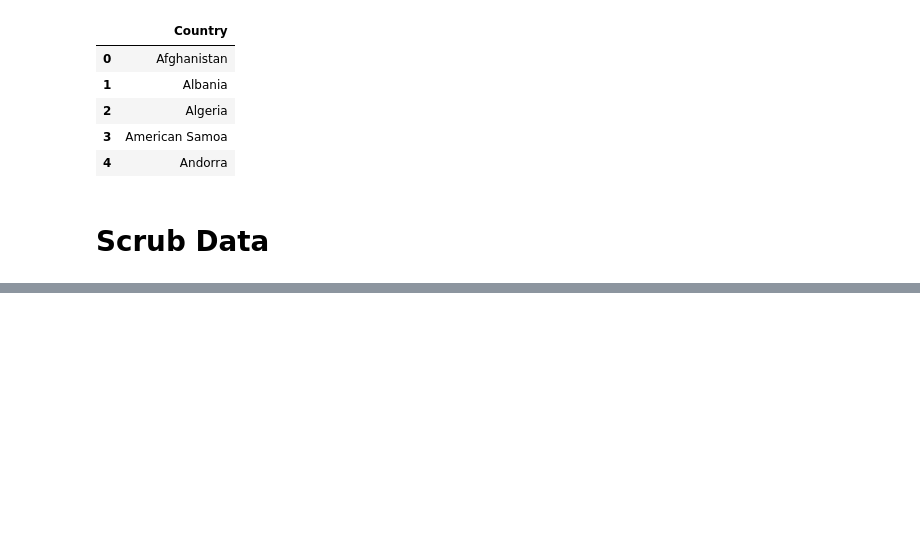
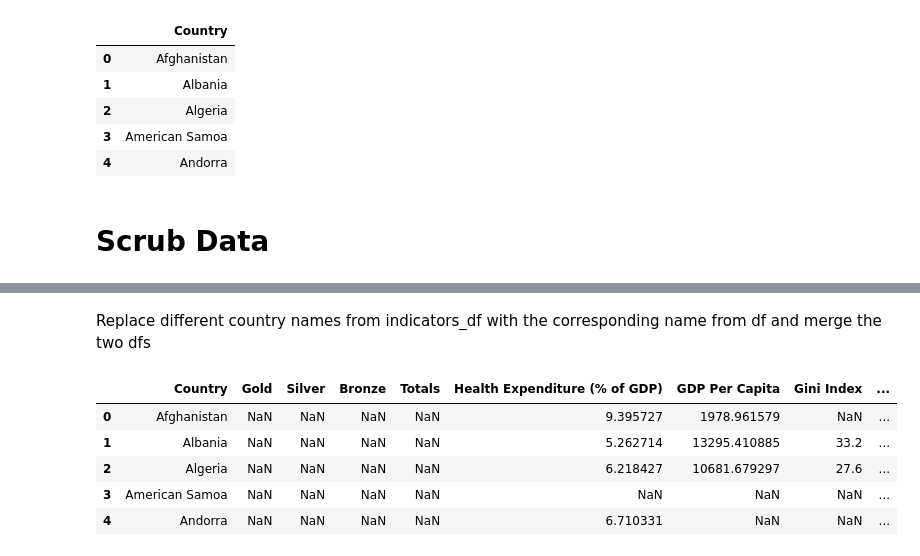
Before and after one commit to blantj/olympic_medal_classification, a Jupyter notebook: Modeling.ipynb, the cells around one changed output, grey strips where cells are left out. Saved outputs shown, nothing was run; the diff lists cells and outputs as text; code cells hidden in the pictures; blank space fills up the shorter version.

Commit message:
Continue scrubbing data

```diff
--- a/Modeling.ipynb
+++ b/Modeling.ipynb
@@ -35,6 +42,7 @@ indicators_df.head()
 Read csv file with list of olympic countries into Pandas
 # %%
 countries_df = pd.read_csv('Data/olympic_countries.csv')
+countries_df['Country'] = countries_df['Country'].apply(lambda x: x.strip())
 countries_df.head()
 # %% [output]
 |  | Country |
@@ -129,0 +66,11 @@ df.head(50)
+# %%
+countries_replace_dict = {'United States': 'United States of America', 'China': "People's Republic of China",
+                          'Russian Olympic Committee': 'ROC*', 'South Korea': 'Republic of Korea', 'Iran':
+                          'Islamic Republic of Iran', 'Hong Kong': 'Hong Kong, China',
+                          'Ivory Coast' : "Côte d'Ivoire", 'Syria' : 'Syrian Arab Republic',
+                          'Moldova' : 'Republic of Moldova'}
+medals_df['Olympic Country'] = medals_df['Olympic Country'].replace(countries_replace_dict)
+df = pd.merge(countries_df, medals_df, left_on='Country', right_on='Olympic Country', how='left')
+df.drop(columns='Olympic Country', inplace=True)
+print(df.shape)
+df.head()
@@ -129,0 +103,20 @@ df.head(50)
+# %% [markdown]
+Replace different country names from indicators_df with the corresponding name from df and merge the two dfs
+# %%
+indicator_replacements_df = pd.read_excel('Data/indicator_countries.xlsx')
+indicator_countries = list(indicator_replacements_df['Indicator Country'].values)
+indicator_replacements = list(indicator_replacements_df['Country'].values)
+indicators_replace_dict = {}
+for key, value in zip(indicator_countries, indicator_replacements):
+    indicators_replace_dict[key] = value
+indicators_df['Indicator Country'] = indicators_df['Indicator Country'].replace(indicators_replace_dict)
+df = pd.merge(df, indicators_df, left_on='Country', right_on='Indicator Country', how='inner')
+df.drop(columns=['Indicator Country'], inplace=True)
+df.head()
+# %% [output]
+|  | Country | Gold | Silver | Bronze | Totals | Health Expenditure (% of GDP) | GDP Per Capita | Gini Index | ... |
+| 0 | Afghanistan | NaN | NaN | NaN | NaN | 9.395727 | 1978.961579 | NaN | ... |
+| 1 | Albania | NaN | NaN | NaN | NaN | 5.262714 | 13295.410885 | 33.2 | ... |
+| 2 | Algeria | NaN | NaN | NaN | NaN | 6.218427 | 10681.679297 | 27.6 | ... |
+| 3 | American Samoa | NaN | NaN | NaN | NaN | NaN | NaN | NaN | ... |
+| 4 | Andorra | NaN | NaN | NaN | NaN | 6.710331 | NaN | NaN | ... |
```
Also changed, not shown: parts of 22 cells of this notebook, 3 other files.
